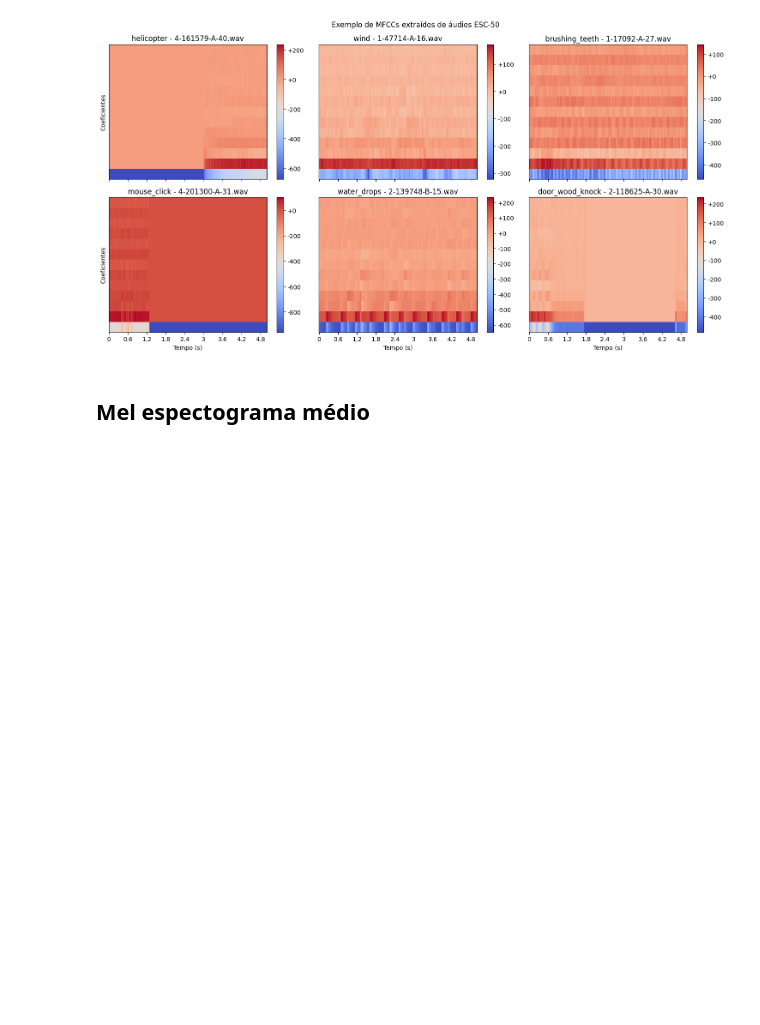
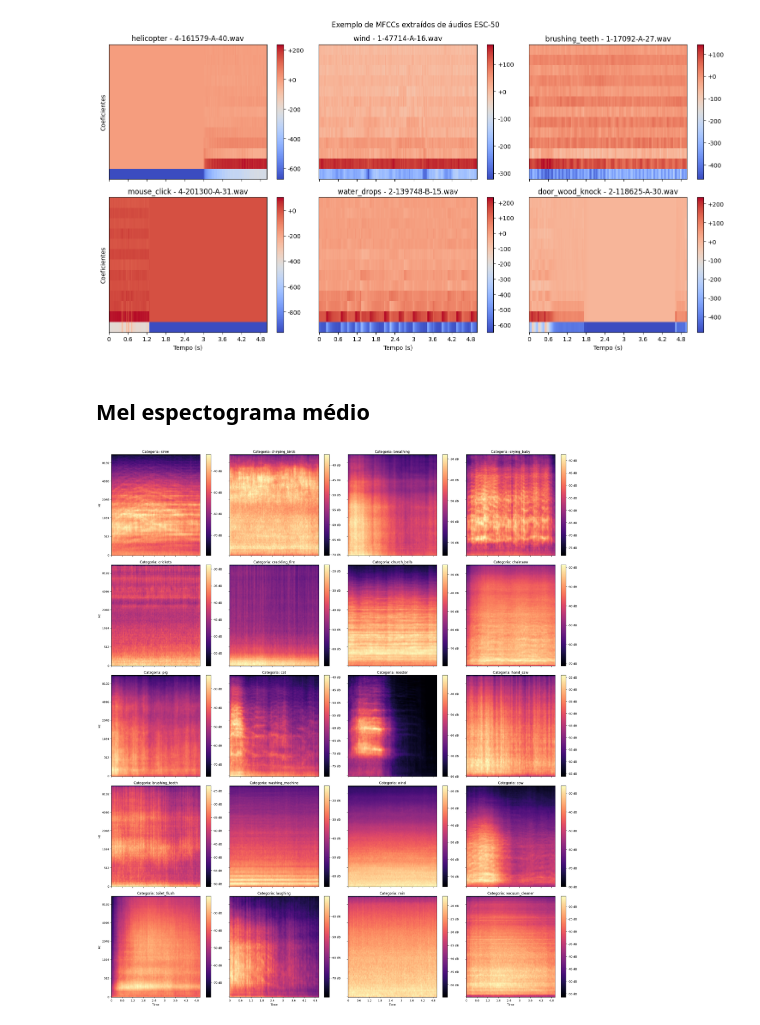
Before and after one commit to matEvangelista/trabalho_final_AP, a Jupyter notebook: exploracao_dataset.ipynb, the cells around one changed output. Cells and saved outputs as stored; diff of their text form; code cells hidden in the pictures; blank space fills up the shorter version.

```diff
--- a/exploracao_dataset.ipynb
+++ b/exploracao_dataset.ipynb
@@ -202,3 +202,21 @@ def gerar_mel_medio(categoria):
 
     specs = np.array(specs) # média
     return np.mean(specs, axis=0)
+# %%
+fig, axs = plt.subplots(5, 4, figsize=(24, 30))
+
+for i, categoria in enumerate(categorias_selecionadas):
+    mel_medio = gerar_mel_medio(categoria)
+    ax = axs[i // 4, i % 4]
+    img = librosa.display.specshow(mel_medio, sr=SAMPLE_RATE, hop_length=HOP_LENGTH,
+                                   x_axis='time', y_axis='mel', ax=ax)
+    ax.set_title(f'Categoria: {categoria}')
+    ax.label_outer()
+    fig.colorbar(img, ax=ax, format='%+2.0f dB')
+
+plt.tight_layout(rect=[0, 0.03, 1, 0.95])
+
+plt.savefig("mel_medio_por_categoria.png", dpi=300, bbox_inches='tight')
+plt.show()
+# %% [output]
+[figure, added]
```
